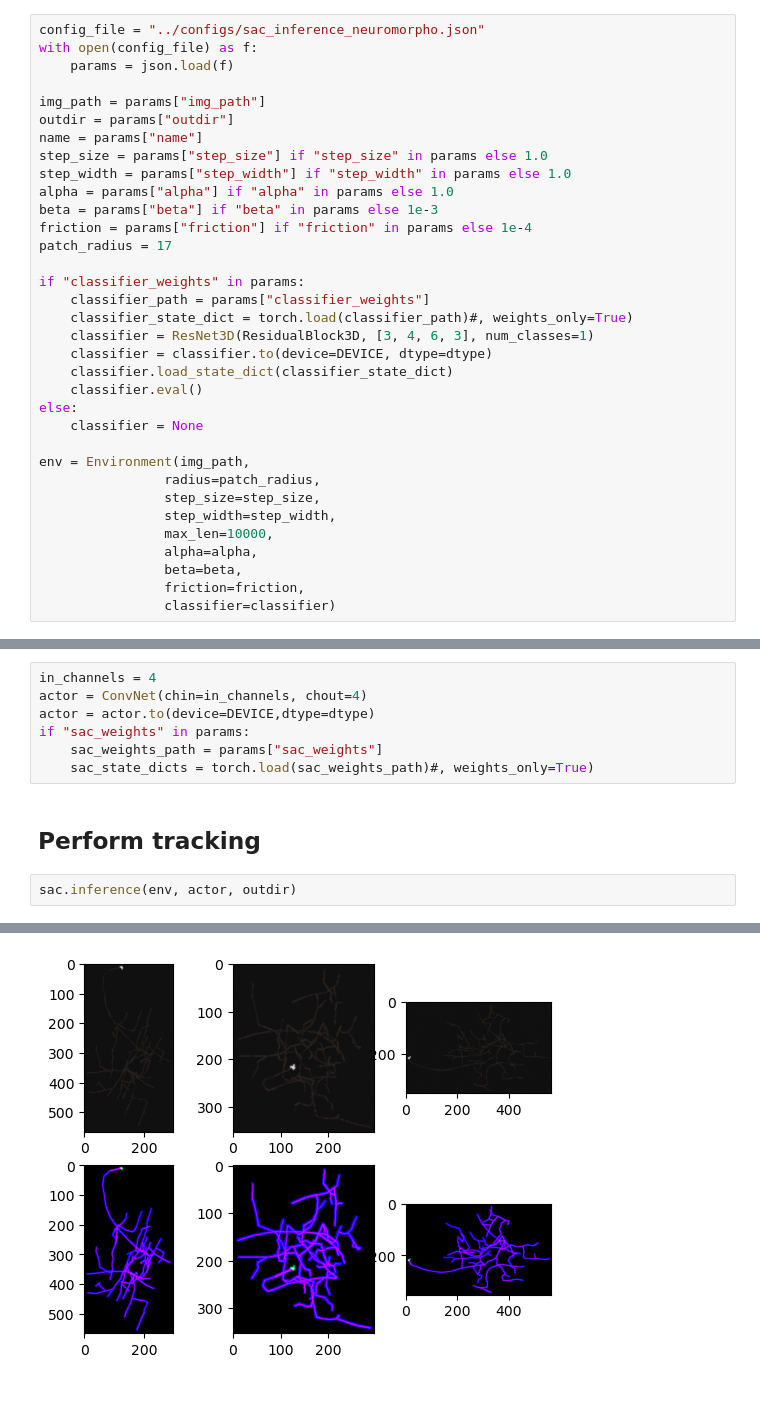
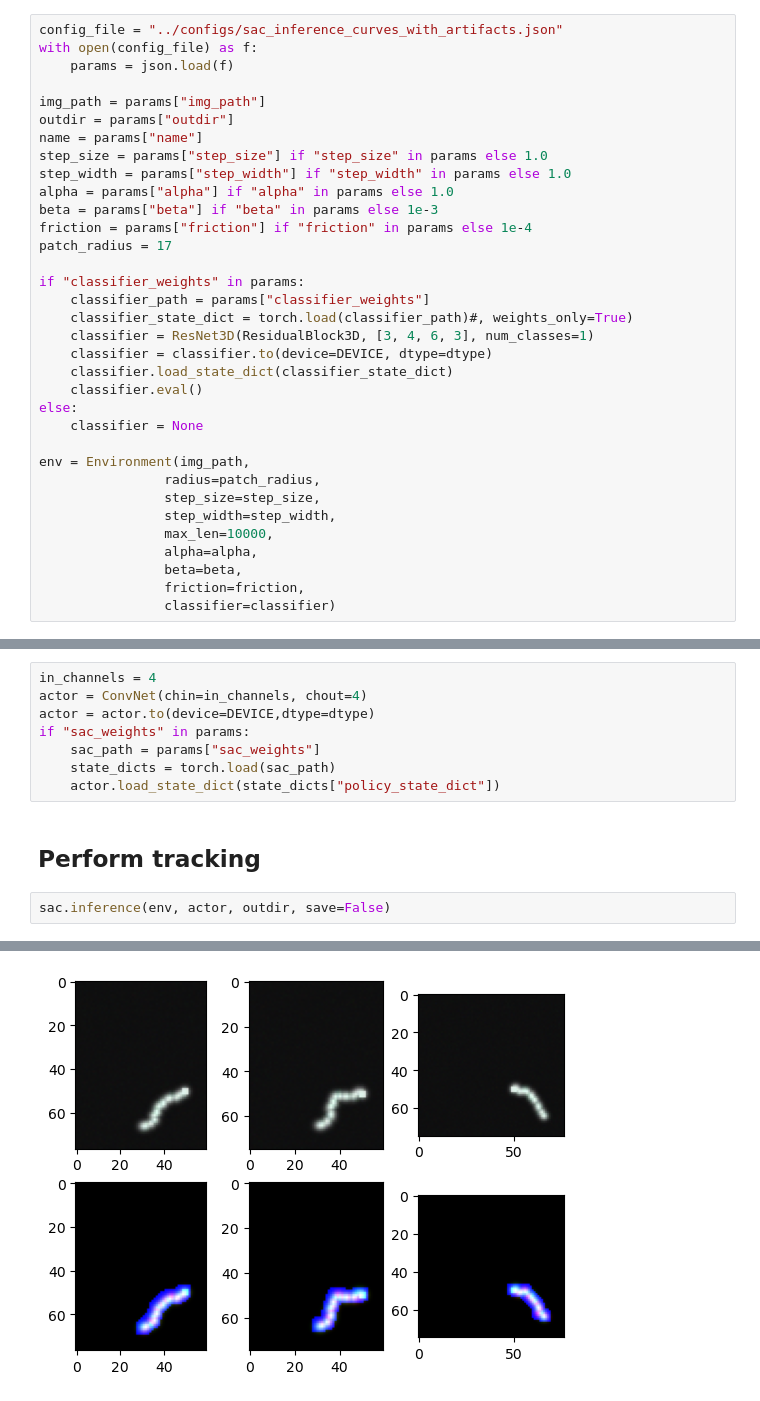
Before and after one commit to BrysonGray/neurotrack, a Jupyter notebook: sac_tracking_inference.ipynb, the cells around one changed output, grey strips where cells are left out. Drawn from its saved outputs; the diff is of its cells as text.

```diff
--- a/sac_tracking_inference.ipynb
+++ b/sac_tracking_inference.ipynb
@@ -19,7 +19,7 @@ dtype = torch.float32
 # %% [markdown]
 ## Instantiate environment
 # %%
-config_file = "../configs/sac_inference_neuromorpho.json"
+config_file = "../configs/sac_inference_curves_with_artifacts.json"
 with open(config_file) as f:
     params = json.load(f)
 
@@ -59,10 +59,11 @@ in_channels = 4
 actor = ConvNet(chin=in_channels, chout=4)
 actor = actor.to(device=DEVICE,dtype=dtype)
 if "sac_weights" in params:
-    sac_weights_path = params["sac_weights"]
-    sac_state_dicts = torch.load(sac_weights_path)#, weights_only=True)
+    sac_path = params["sac_weights"]
+    state_dicts = torch.load(sac_path)
+    actor.load_state_dict(state_dicts["policy_state_dict"])
 # %% [markdown]
 ## Perform tracking
 # %%
-sac.inference(env, actor, outdir)
+sac.inference(env, actor, outdir, save=False)
 # %% [output]
@@ -69 +71 @@ sac.inference(env, actor, outdir)
-[figure, old version]
+[figure, new version]
```
Also changed, not shown: parts of 1 cell of this notebook, 14 other files.
